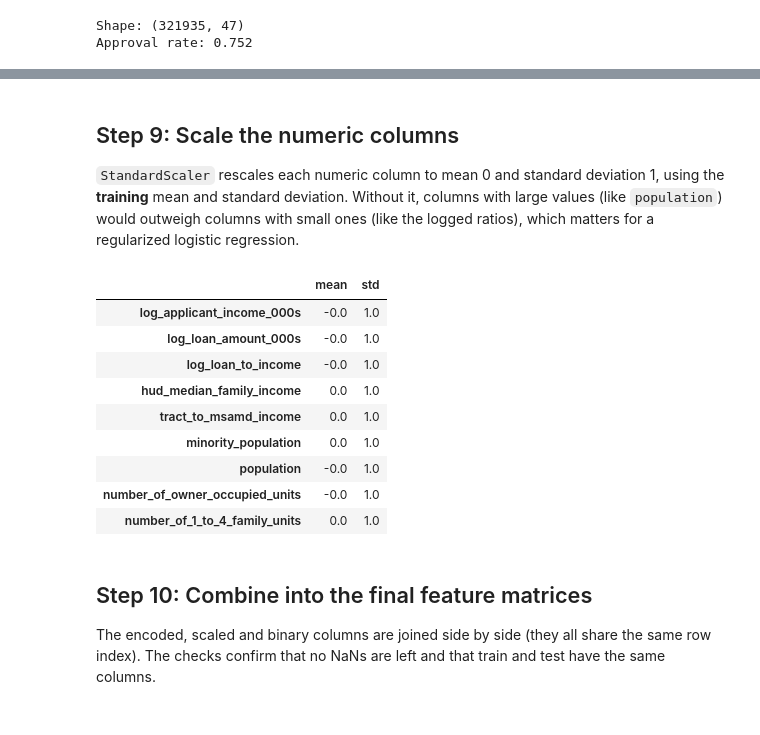
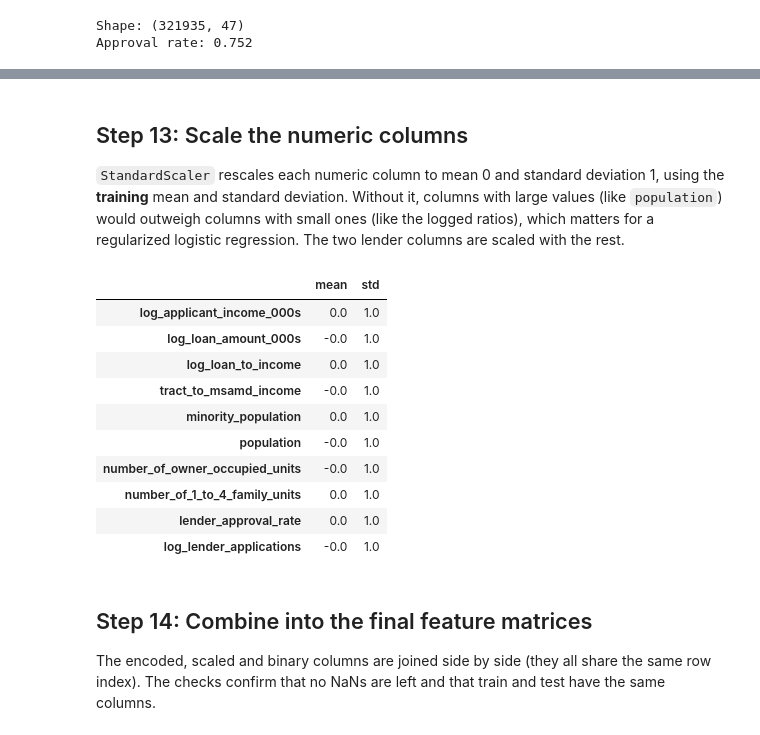
Before and after one commit to Break-Through-Tech/Fair-Lending-1B-mortgage-approval-and-denial-prediction, a Jupyter notebook: notebooks/Feature_Engineering.ipynb, the cells around one changed output, grey strips where cells are left out. Drawn from its saved outputs; the diff is of its cells as text; code cells hidden in the pictures.

```diff
--- a/notebooks/Feature_Engineering.ipynb
+++ b/notebooks/Feature_Engineering.ipynb
@@ -225,0 +301,17 @@ Model inputs: 15 categorical, 9 numeric, 2 binary columns
+# %%
+bounds = {c: tuple(np.nanpercentile(X_train[c].to_numpy(dtype=float), WINSOR_LIMITS)) for c in LOG_SOURCE_COLS}
+
+def cap_and_log(frame):
+    out = pd.DataFrame(index=frame.index)
+    for src, dst in zip(LOG_SOURCE_COLS, LOG_COLS):
+        lo, hi = bounds[src]
+        out[dst] = np.log1p(frame[src].clip(lower=lo, upper=hi))
+    return out
+
+for col, (lo, hi) in bounds.items():
+    n_capped = ((X_train[col] < lo) | (X_train[col] > hi)).sum()
+    print(f'{col}: capped {n_capped} training values to [{lo:.2f}, {hi:.2f}]')
+
+train_log = cap_and_log(X_train)
+test_log = cap_and_log(X_test)
+train_log.describe().T[['mean', 'std', 'min', 'max']]
@@ -231,7 +369,20 @@ Model inputs: 15 categorical, 9 numeric, 2 binary columns
 
 Each imputer learns from `X_train` (`fit_transform`) and is then applied to `X_test` (`transform`).
 # %%
-missing = X_train[cat_cols + NUMERIC_COLS].isna().sum()
+NUM_NAMES = LOG_COLS + NUMERIC_COLS + LENDER_COLS
+
+def numeric_frame(frame, logged, rate):
+    out = logged.copy()
+    for col in NUMERIC_COLS:
+        out[col] = frame[col]
+    out['lender_approval_rate'] = rate
+    out['log_lender_applications'] = np.log1p(frame[LENDER].map(lender_stats['count']).fillna(0))
+    return out[NUM_NAMES]
+
+train_numeric = numeric_frame(X_train, train_log, train_lender_rate)
+test_numeric = numeric_frame(X_test, test_log, test_lender_rate)
+
+missing = pd.concat([X_train[cat_cols].isna().sum(), train_numeric.isna().sum()])
 print('Missing values in the training split:')
 print(missing[missing > 0].to_string())
 
@@ -243,9 +394,9 @@ train_cat = pd.DataFrame(cat_imputer.fit_transform(X_train[cat_cols]),
 test_cat = pd.DataFrame(cat_imputer.transform(X_test[cat_cols]),
                         columns=cat_cols, index=X_test.index).astype(int)
 
-train_num = pd.DataFrame(num_imputer.fit_transform(X_train[NUMERIC_COLS]),
-                         columns=NUMERIC_COLS, index=X_train.index)
-test_num = pd.DataFrame(num_imputer.transform(X_test[NUMERIC_COLS]),
-                        columns=NUMERIC_COLS, index=X_test.index)
+train_num = pd.DataFrame(num_imputer.fit_transform(train_numeric),
+                         columns=NUM_NAMES, index=X_train.index)
+test_num = pd.DataFrame(num_imputer.transform(test_numeric),
+                        columns=NUM_NAMES, index=X_test.index)
 # %% [output]
 Missing values in the training split:
@@ -278,29 +428,30 @@ print(f'{len(cat_cols)} categorical columns -> {train_cat_enc.shape[1]} one-hot
 # %% [markdown]
-## Step 9: Scale the numeric columns
+## Step 13: Scale the numeric columns
 
-`StandardScaler` rescales each numeric column to mean 0 and standard deviation 1, using the **training** mean and standard deviation. Without it, columns with large values (like `population`) would outweigh columns with small ones (like the logged ratios), which matters for a regularized logistic regression.
+`StandardScaler` rescales each numeric column to mean 0 and standard deviation 1, using the **training** mean and standard deviation. Without it, columns with large values (like `population`) would outweigh columns with small ones (like the logged ratios), which matters for a regularized logistic regression. The two lender columns are scaled with the rest.
 # %%
 scaler = StandardScaler()
 
 train_num_scaled = pd.DataFrame(scaler.fit_transform(train_num),
-                                columns=NUMERIC_COLS, index=X_train.index)
+                                columns=NUM_NAMES, index=X_train.index)
 test_num_scaled = pd.DataFrame(scaler.transform(test_num),
-                               columns=NUMERIC_COLS, index=X_test.index)
+                               columns=NUM_NAMES, index=X_test.index)
 
 train_num_scaled.describe().T[['mean', 'std']].round(2)
 # %% [output]
 |  | mean | std |
-| log_applicant_income_000s | -0.0 | 1.0 |
+| log_applicant_income_000s | 0.0 | 1.0 |
 | log_loan_amount_000s | -0.0 | 1.0 |
-| log_loan_to_income | -0.0 | 1.0 |
-| hud_median_family_income | 0.0 | 1.0 |
-| tract_to_msamd_income | 0.0 | 1.0 |
+| log_loan_to_income | 0.0 | 1.0 |
+| tract_to_msamd_income | -0.0 | 1.0 |
 | minority_population | 0.0 | 1.0 |
 | population | -0.0 | 1.0 |
 | number_of_owner_occupied_units | -0.0 | 1.0 |
 | number_of_1_to_4_family_units | 0.0 | 1.0 |
+| lender_approval_rate | 0.0 | 1.0 |
+| log_lender_applications | -0.0 | 1.0 |
 # %% [markdown]
-## Step 10: Combine into the final feature matrices
+## Step 14: Combine into the final feature matrices
 
 The encoded, scaled and binary columns are joined side by side (they all share the same row index). The checks confirm that no NaNs are left and that train and test have the same columns.
 # %%
```
Also changed, not shown: parts of 35 cells of this notebook, 9 other files.
